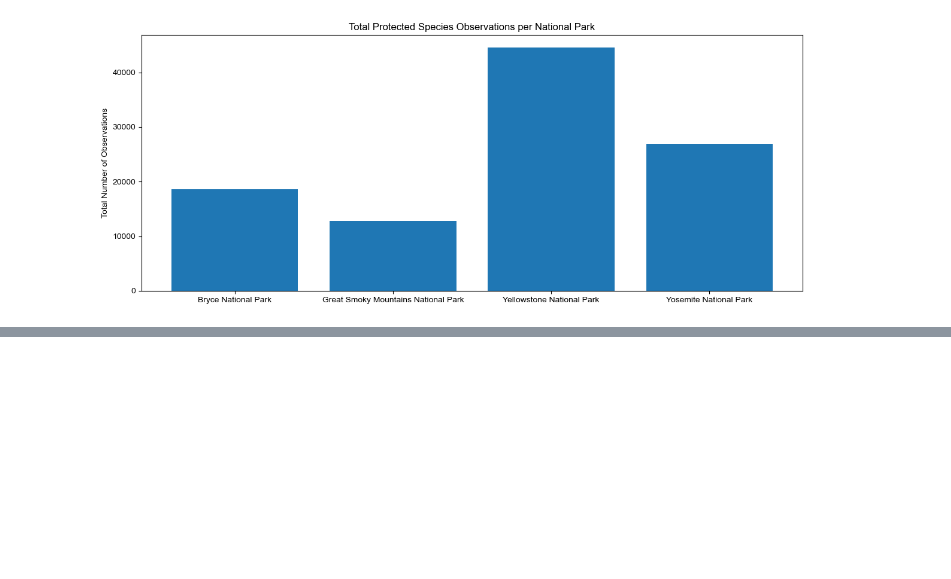
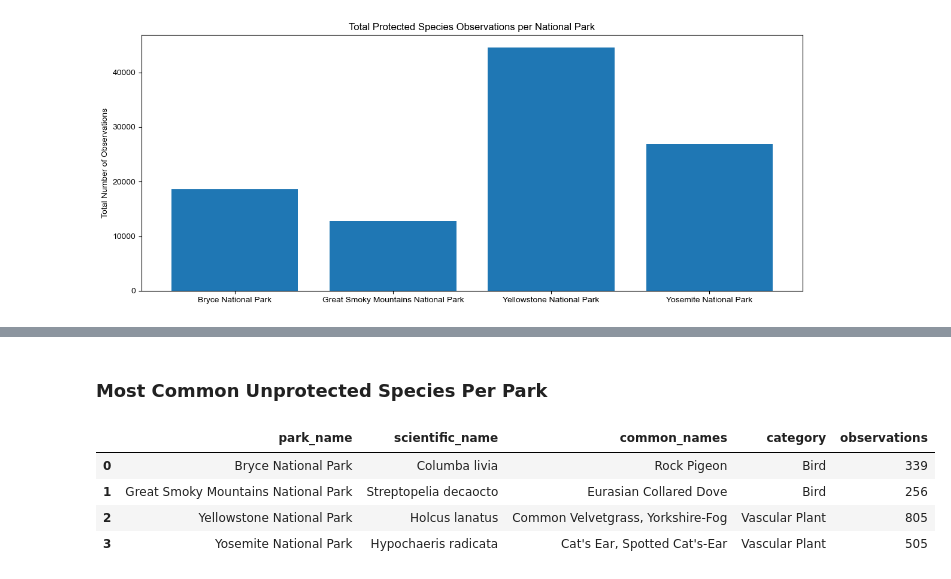
Before and after one commit to Kaitlan-Starchman/biodiversity-portfolio, a Jupyter notebook: biodiversity-portfolio-checkpoint.ipynb, the cells around one changed output, grey strips where cells are left out. Saved outputs shown, nothing was run; the diff lists cells and outputs as text; code cells hidden in the pictures; blank space fills up the shorter version.

```diff
--- a/biodiversity-portfolio-checkpoint.ipynb
+++ b/biodiversity-portfolio-checkpoint.ipynb
@@ -327,0 +381,10 @@ plt.show()
+# %% [markdown]
+### Most Common Unprotected Species Per Park
+# %%
+most_common_unprotected_species
+# %% [output]
+|  | park_name | scientific_name | common_names | category | observations |
+| 0 | Bryce National Park | Columba livia | Rock Pigeon | Bird | 339 |
+| 1 | Great Smoky Mountains National Park | Streptopelia decaocto | Eurasian Collared Dove | Bird | 256 |
+| 2 | Yellowstone National Park | Holcus lanatus | Common Velvetgrass, Yorkshire-Fog | Vascular Plant | 805 |
+| 3 | Yosemite National Park | Hypochaeris radicata | Cat's Ear, Spotted Cat's-Ear | Vascular Plant | 505 |
```
Also changed, not shown: parts of 12 cells of this notebook.
